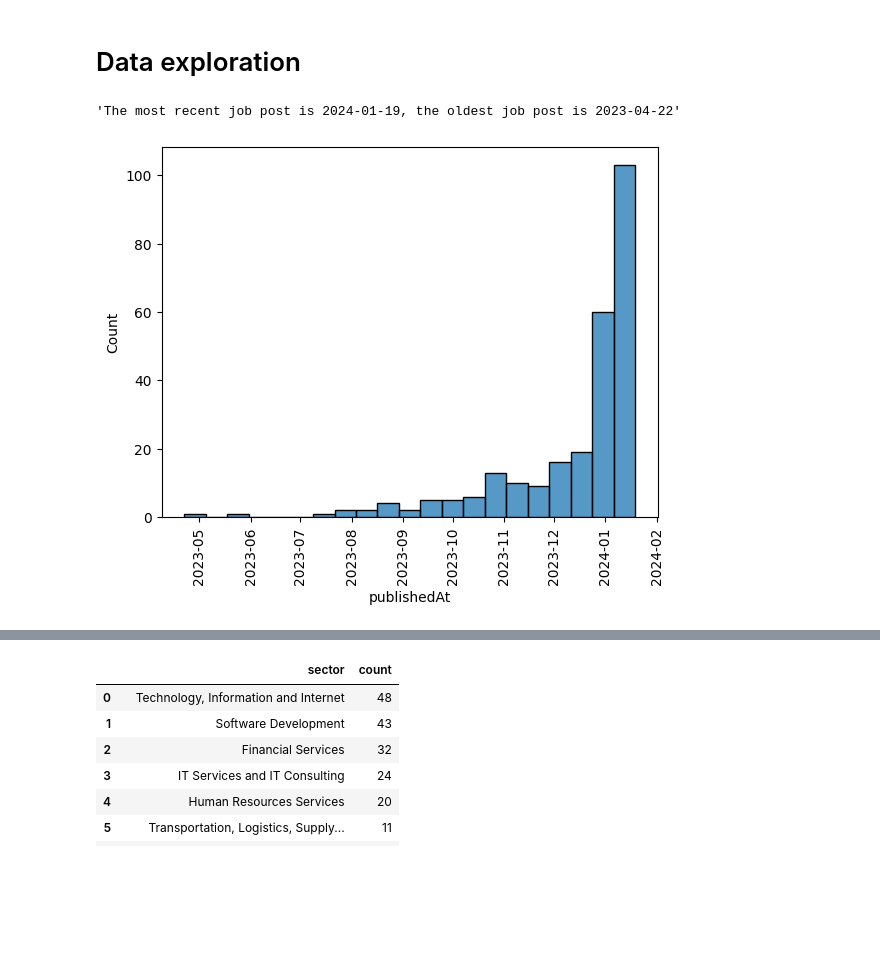
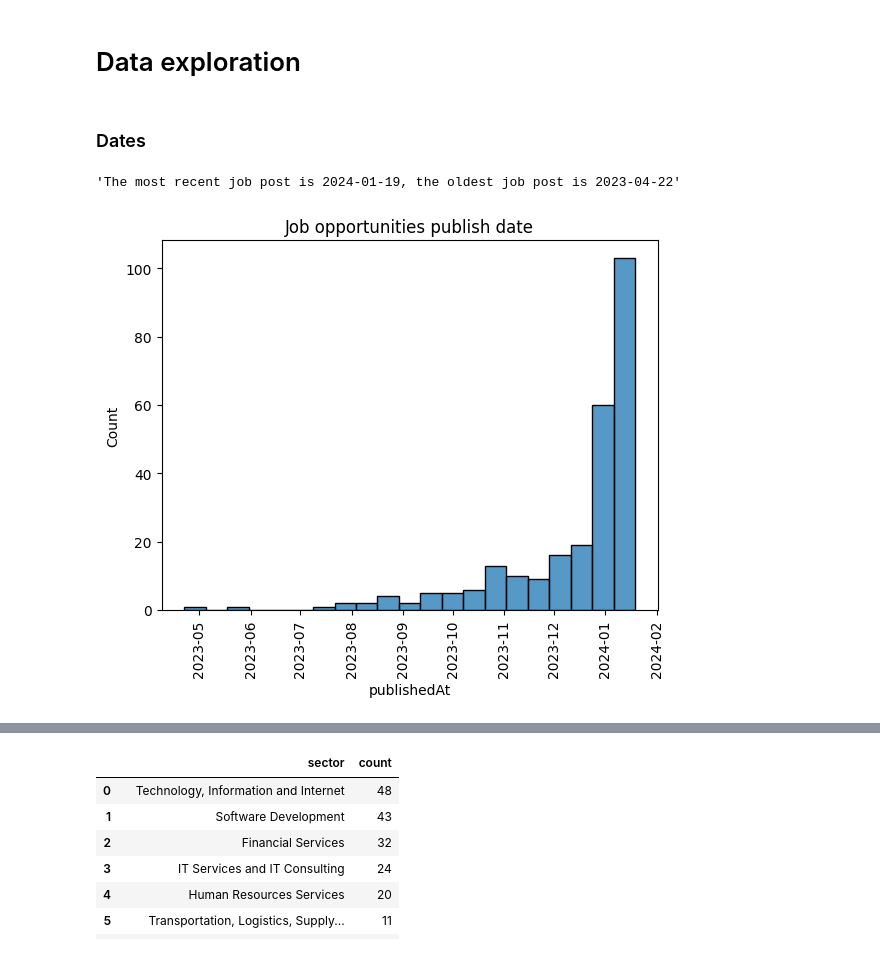
Before and after one commit to DelphineSabatier/data-science-jobs-canada-2024, a Jupyter notebook: EDA.ipynb, the cells around one changed output, grey strips where cells are left out. Saved outputs shown, nothing was run; the diff lists cells and outputs as text; code cells hidden in the pictures; blank space fills up the shorter version.

```diff
--- a/EDA.ipynb
+++ b/EDA.ipynb
@@ -213,12 +195,15 @@ data_clean.publishedAt = pd.to_datetime(data_clean.publishedAt, format="%Y/%m/%d
 data_clean = data_clean.reset_index(drop=True)
 # %% [markdown]
 # Data exploration
+# %% [markdown]
+### Dates
 # %%
 f"The most recent job post is {max(data_clean.publishedAt).date()}, the oldest job post is {min(data_clean.publishedAt).date()}"
 # %% [output]
 'The most recent job post is 2024-01-19, the oldest job post is 2023-04-22'
 # %%
 sns.histplot(data=data_clean, x="publishedAt", palette="mako")
-plt.xticks(rotation=90);
+plt.xticks(rotation=90)
+plt.title("Job opportunities publish date");
 # %% [output]
-[figure, old version]
+[figure, new version]
```
Also changed, not shown: parts of 38 cells of this notebook, 2 other files.
